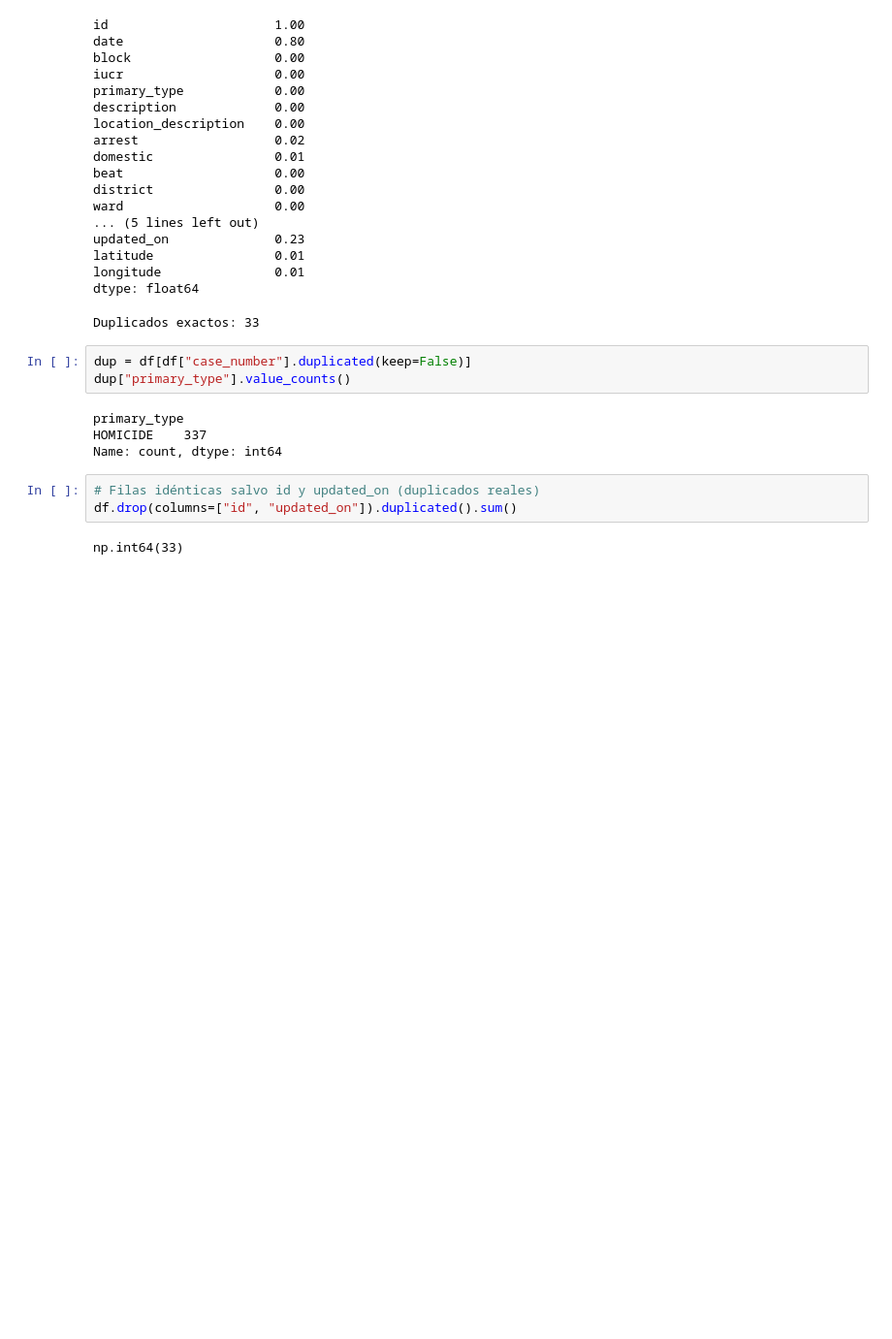
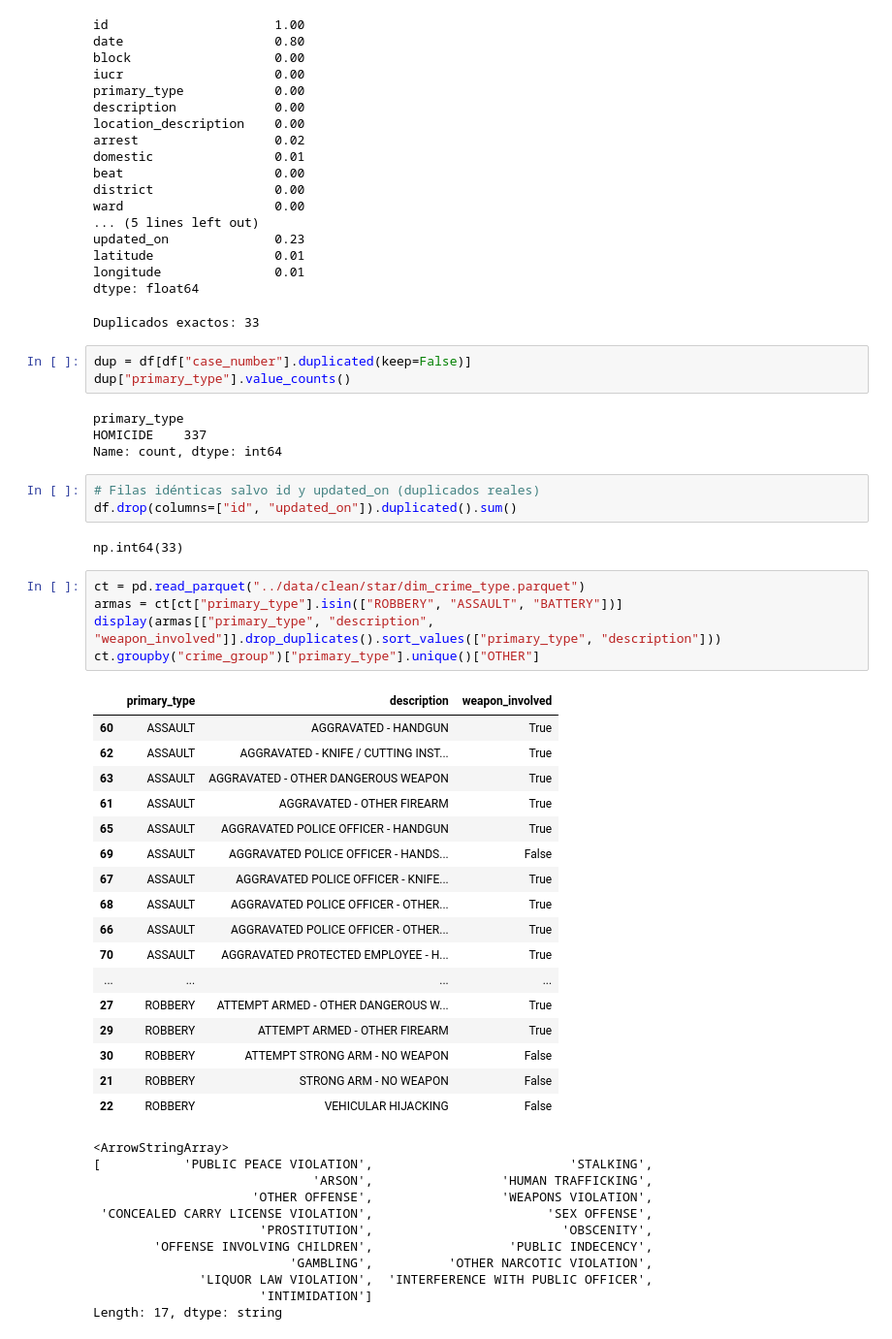
Before and after one commit to Jean-Carlos-L/chicago-crime-bi, a Jupyter notebook: notebooks/01_eda.ipynb, the cells around one changed output. Shown at 97% size. Cells and saved outputs as stored; diff of their text form; blank space fills up the shorter version.

```diff
--- a/notebooks/01_eda.ipynb
+++ b/notebooks/01_eda.ipynb
@@ -185,3 +185,37 @@ Name: count, dtype: int64
 df.drop(columns=["id", "updated_on"]).duplicated().sum()
 # %% [output]
 np.int64(33)
+# %%
+ct = pd.read_parquet("../data/clean/star/dim_crime_type.parquet")
+armas = ct[ct["primary_type"].isin(["ROBBERY", "ASSAULT", "BATTERY"])]
+display(armas[["primary_type", "description", "weapon_involved"]].drop_duplicates().sort_values(["primary_type", "description"]))
+ct.groupby("crime_group")["primary_type"].unique()["OTHER"]
+# %% [output]
+|  | primary_type | description | weapon_involved |
+| 60 | ASSAULT | AGGRAVATED - HANDGUN | True |
+| 62 | ASSAULT | AGGRAVATED - KNIFE / CUTTING INST... | True |
+| 63 | ASSAULT | AGGRAVATED - OTHER DANGEROUS WEAPON | True |
+| 61 | ASSAULT | AGGRAVATED - OTHER FIREARM | True |
+| 65 | ASSAULT | AGGRAVATED POLICE OFFICER - HANDGUN | True |
+| 69 | ASSAULT | AGGRAVATED POLICE OFFICER - HANDS... | False |
+| 67 | ASSAULT | AGGRAVATED POLICE OFFICER - KNIFE... | True |
+| 68 | ASSAULT | AGGRAVATED POLICE OFFICER - OTHER... | True |
+| 66 | ASSAULT | AGGRAVATED POLICE OFFICER - OTHER... | True |
+| 70 | ASSAULT | AGGRAVATED PROTECTED EMPLOYEE - H... | True |
+| ... | ... | ... | ... |
+| 27 | ROBBERY | ATTEMPT ARMED - OTHER DANGEROUS W... | True |
+| 29 | ROBBERY | ATTEMPT ARMED - OTHER FIREARM | True |
+| 30 | ROBBERY | ATTEMPT STRONG ARM - NO WEAPON | False |
+| 21 | ROBBERY | STRONG ARM - NO WEAPON | False |
+| 22 | ROBBERY | VEHICULAR HIJACKING | False |
+<ArrowStringArray>
+[           'PUBLIC PEACE VIOLATION',                          'STALKING',
+                             'ARSON',                 'HUMAN TRAFFICKING',
+                     'OTHER OFFENSE',                 'WEAPONS VIOLATION',
+ 'CONCEALED CARRY LICENSE VIOLATION',                       'SEX OFFENSE',
+                      'PROSTITUTION',                         'OBSCENITY',
+        'OFFENSE INVOLVING CHILDREN',                  'PUBLIC INDECENCY',
+                          'GAMBLING',          'OTHER NARCOTIC VIOLATION',
+              'LIQUOR LAW VIOLATION',  'INTERFERENCE WITH PUBLIC OFFICER',
+                      'INTIMIDATION']
+Length: 17, dtype: string
```
Also changed, not shown: 1 other file.
